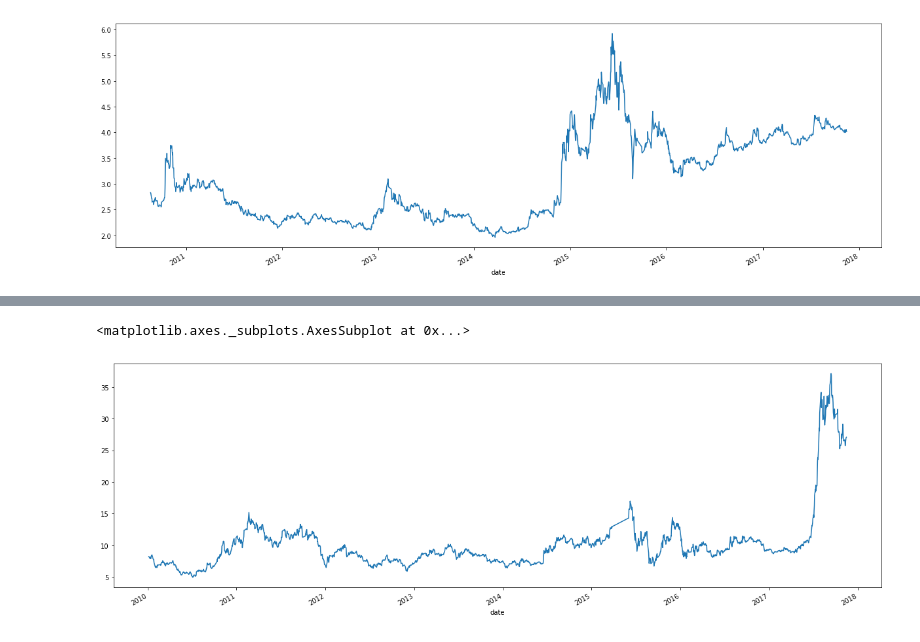
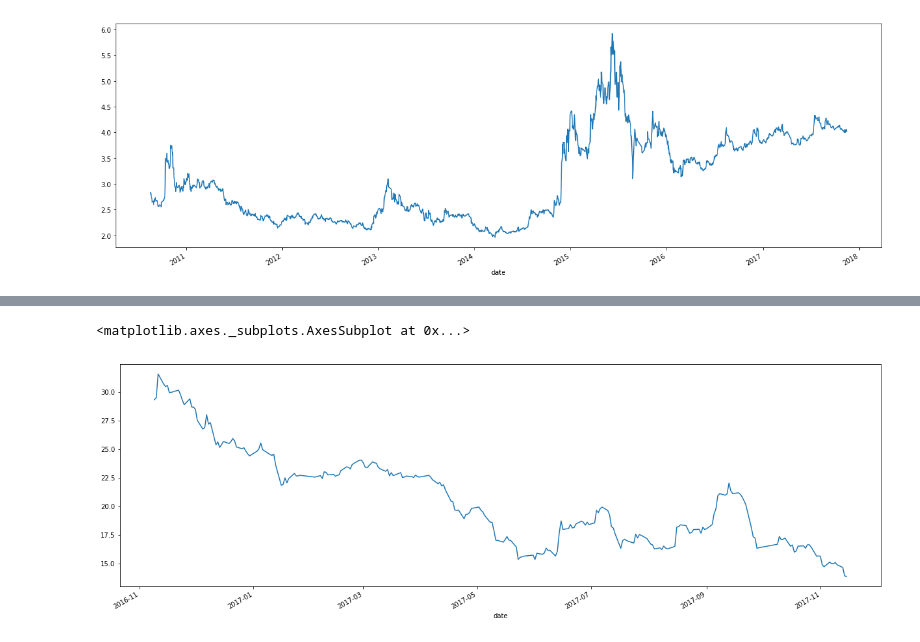
Before and after one commit to chenhq/test12345, a Jupyter notebook: test.ipynb, the cells around one changed output, grey strips where cells are left out. Drawn from its saved outputs; the diff is of its cells as text; code cells hidden in the pictures.

```diff
--- a/test.ipynb
+++ b/test.ipynb
@@ -8,9 +8,9 @@ from stratege.close_stratege import *
 from stratege.breakthrough import *
 from signal_by_wave import *
 # %%
-# market = pd.read_csv("~/cs_market.csv", parse_dates=["date"], dtype={"code": str})
+market = pd.read_csv("~/cs_market.csv", parse_dates=["date"], dtype={"code": str})
 
-market = pd.read_csv("E:\market_data/cs_market.csv", parse_dates=["date"], dtype={"code": str})
+# market = pd.read_csv("E:\market_data/cs_market.csv", parse_dates=["date"], dtype={"code": str})
 
 ohlcv = market.drop(["Unnamed: 0", "total_turnover", "limit_up", "limit_down"], axis=1)
 
@@ -113,9 +73,9 @@ def velocity(v0, a, s):
         vt = np.sqrt(vt_square)
     return vt
 # %%
-zz500 = ohlcv[ohlcv["code"] == "600516.XSHG"].drop("code", axis=1)
+zz500 = ohlcv[ohlcv["code"] == "000626.XSHE"].drop("code", axis=1).tail(250)
 zz500['close'].plot(figsize=(21, 7))
 # %% [output]
 <matplotlib.axes._subplots.AxesSubplot at 0x...>
-[figure, old version]
+[figure, new version]
 # %%
```
Also changed, not shown: parts of 14 cells of this notebook, 3 other files.
